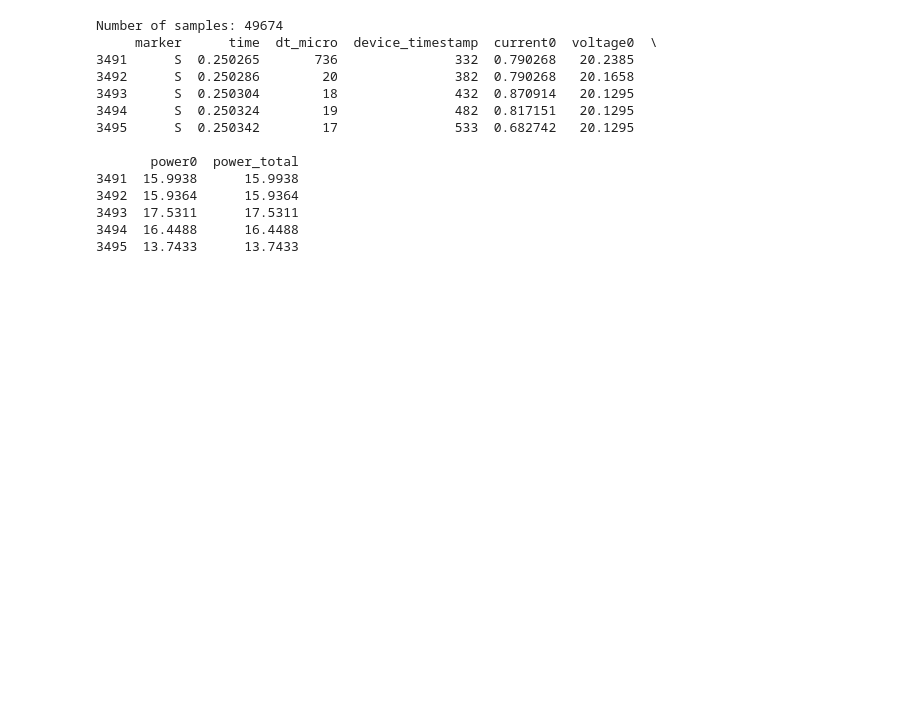
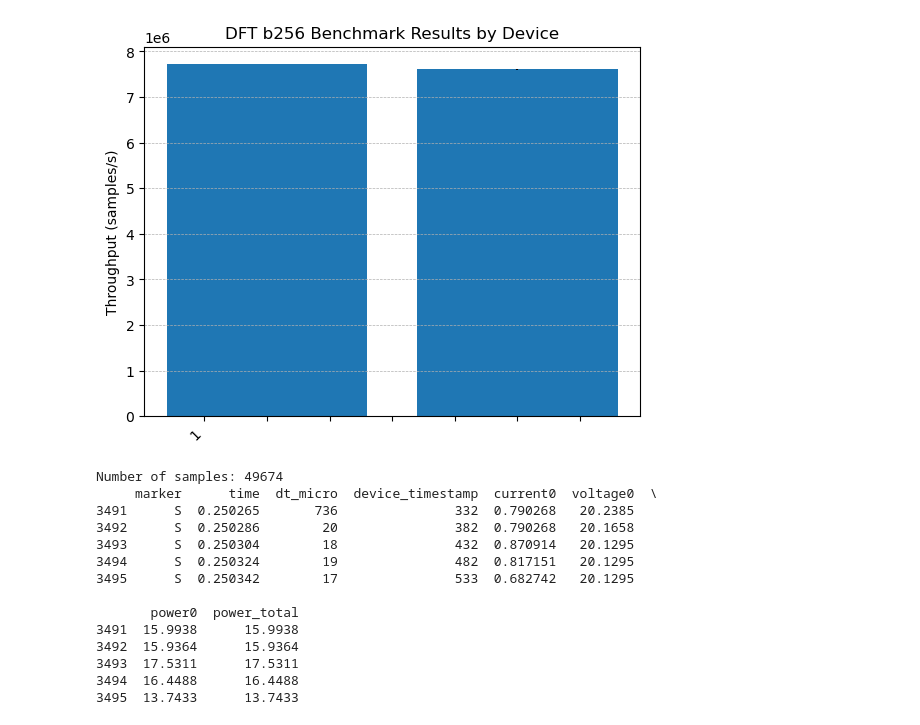
Before and after one commit to HendrikLambert/nvdla-ppf, a Jupyter notebook: analysis/analysis.ipynb, the cells around one changed output. Cells and saved outputs as stored; diff of their text form; code cells hidden in the pictures; blank space fills up the shorter version.

```diff
--- a/analysis/analysis.ipynb
+++ b/analysis/analysis.ipynb
@@ -5 +68,22 @@ import matplotlib.cm as cm
+# %%
+# Plot dft b256 for dla1 and dla2 seperately
+dft_b256 = df[df['model_short'].str.contains('dft-b256')]
+
+# Group by device and calculate mean and std
+dft_b256_stats = dft_b256.groupby(['dla']).agg(['mean', 'std'])
+
+# FLatten
+dft_b256_stats.columns = ['_'.join(col) for col in dft_b256_stats.columns]
+dft_b256_stats = dft_b256_stats.reset_index()
+
+
+# Plot DFT b256 stats
+fig, ax = plt.subplots()
+ax.bar(dft_b256_stats['dla'], dft_b256_stats['throughput_mean'], yerr=dft_b256_stats['throughput_std'])
+ax.set_title('DFT b256 Benchmark Results by Device')
+ax.set_ylabel('Throughput (samples/s)')
+ax.set_xticklabels(dft_b256_stats['dla'], rotation=45, ha='right')
+ax.grid(axis='y', linestyle='--', linewidth=0.5)
+# %% [output]
+[figure, added]
 # %%
```
Also changed, not shown: parts of 4 cells of this notebook, 6 other files.
